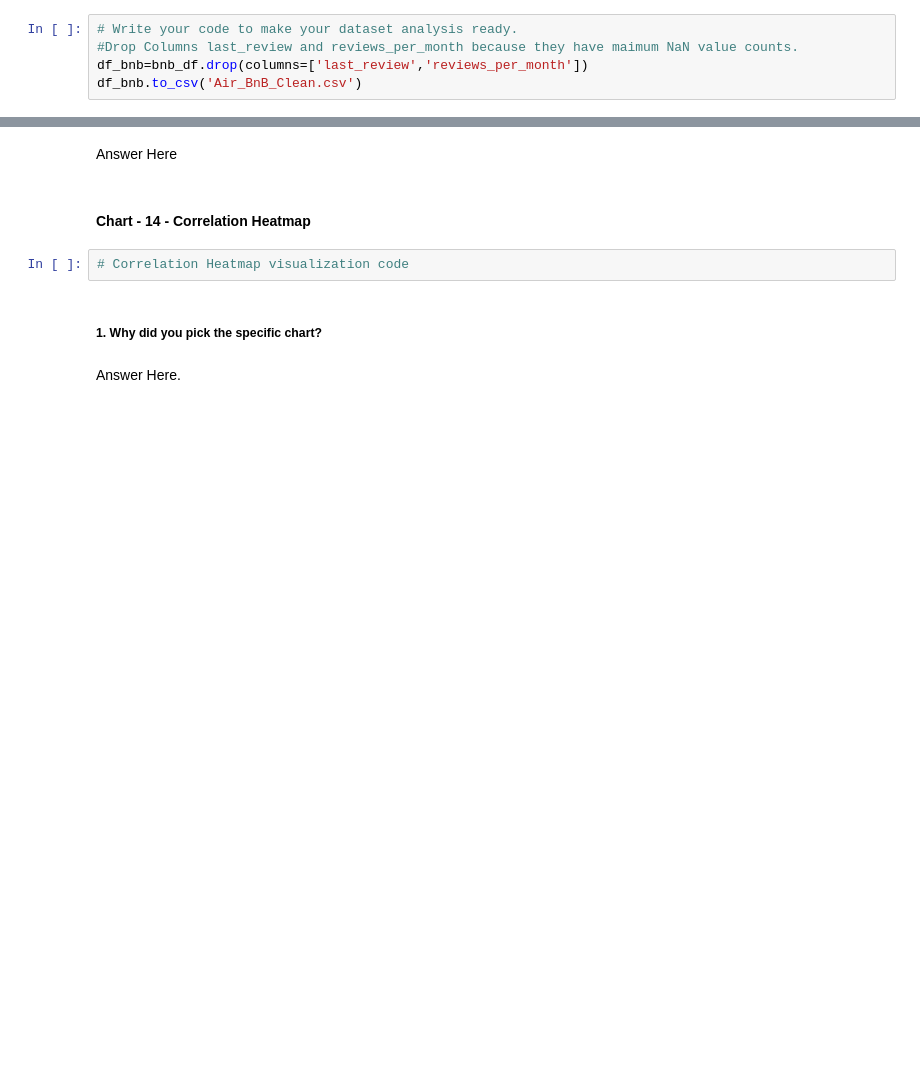
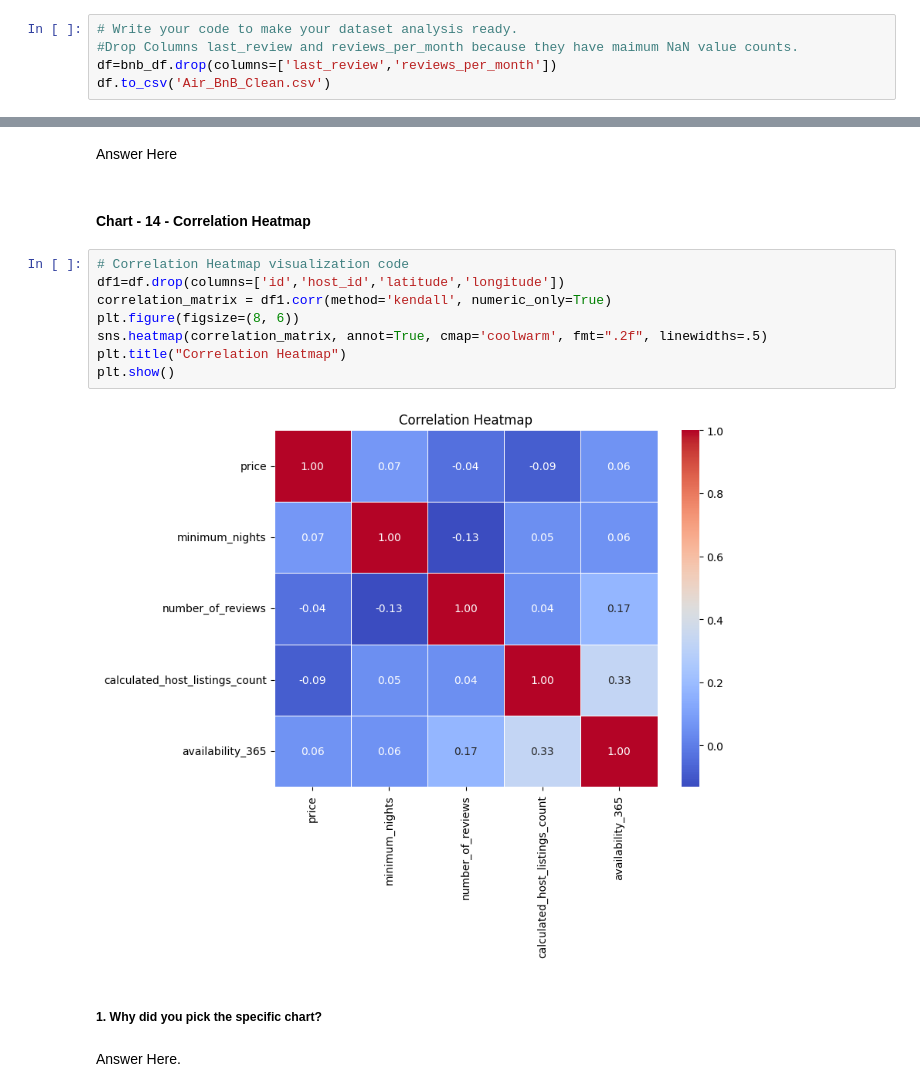
Before and after one commit to rksonu21/Air_BnB, a Jupyter notebook: EDA_Capstone_Sonu_Rajan.ipynb, the cells around one changed output, grey strips where cells are left out. Cells and saved outputs as stored; diff of their text form; blank space fills up the shorter version.

Commit message:
Heatmap Insterted

```diff
--- a/EDA_Capstone_Sonu_Rajan.ipynb
+++ b/EDA_Capstone_Sonu_Rajan.ipynb
@@ -205,8 +230,8 @@ Answer Here
 # %%
 # Write your code to make your dataset analysis ready.
 #Drop Columns last_review and reviews_per_month because they have maimum NaN value counts.
-df_bnb=bnb_df.drop(columns=['last_review','reviews_per_month'])
-df_bnb.to_csv('Air_BnB_Clean.csv')
+df=bnb_df.drop(columns=['last_review','reviews_per_month'])
+df.to_csv('Air_BnB_Clean.csv')
 # %%
 import matplotlib.pyplot as plt
 import seaborn as sns
@@ -498,8 +523,16 @@ Are there any insights that lead to negative growth? Justify with specific reaso
 Answer Here
 # %% [markdown]
 #### Chart - 14 - Correlation Heatmap
-# %%
-# Correlation Heatmap visualization code
+# %%
+# Correlation Heatmap visualization code
+df1=df.drop(columns=['id','host_id','latitude','longitude'])
+correlation_matrix = df1.corr(method='kendall', numeric_only=True)
+plt.figure(figsize=(8, 6))
+sns.heatmap(correlation_matrix, annot=True, cmap='coolwarm', fmt=".2f", linewidths=.5)
+plt.title("Correlation Heatmap")
+plt.show()
+# %% [output]
+[figure, added]
 # %% [markdown]
 ##### 1. Why did you pick the specific chart?
 # %% [markdown]
```
Also changed, not shown: parts of 3 cells of this notebook.
